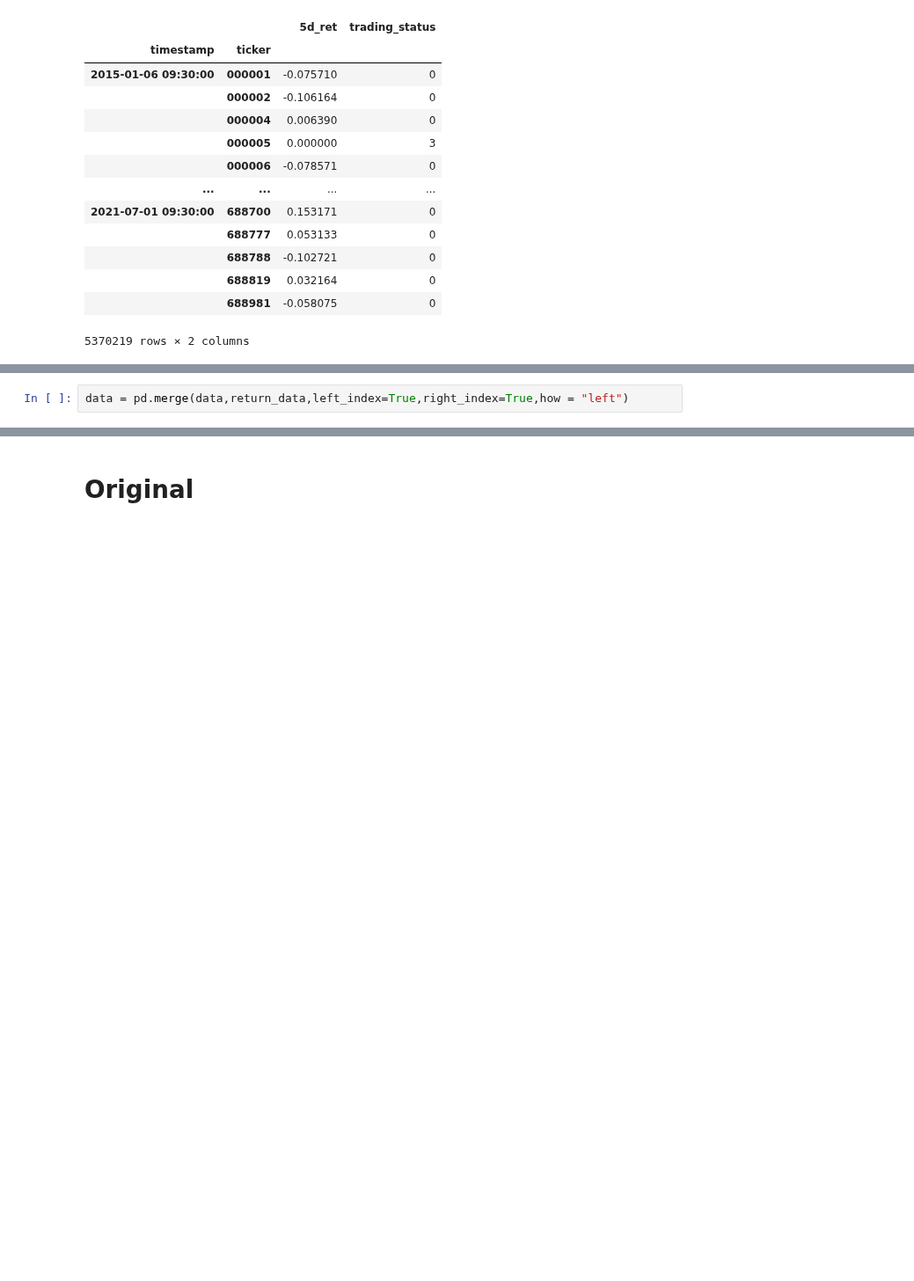
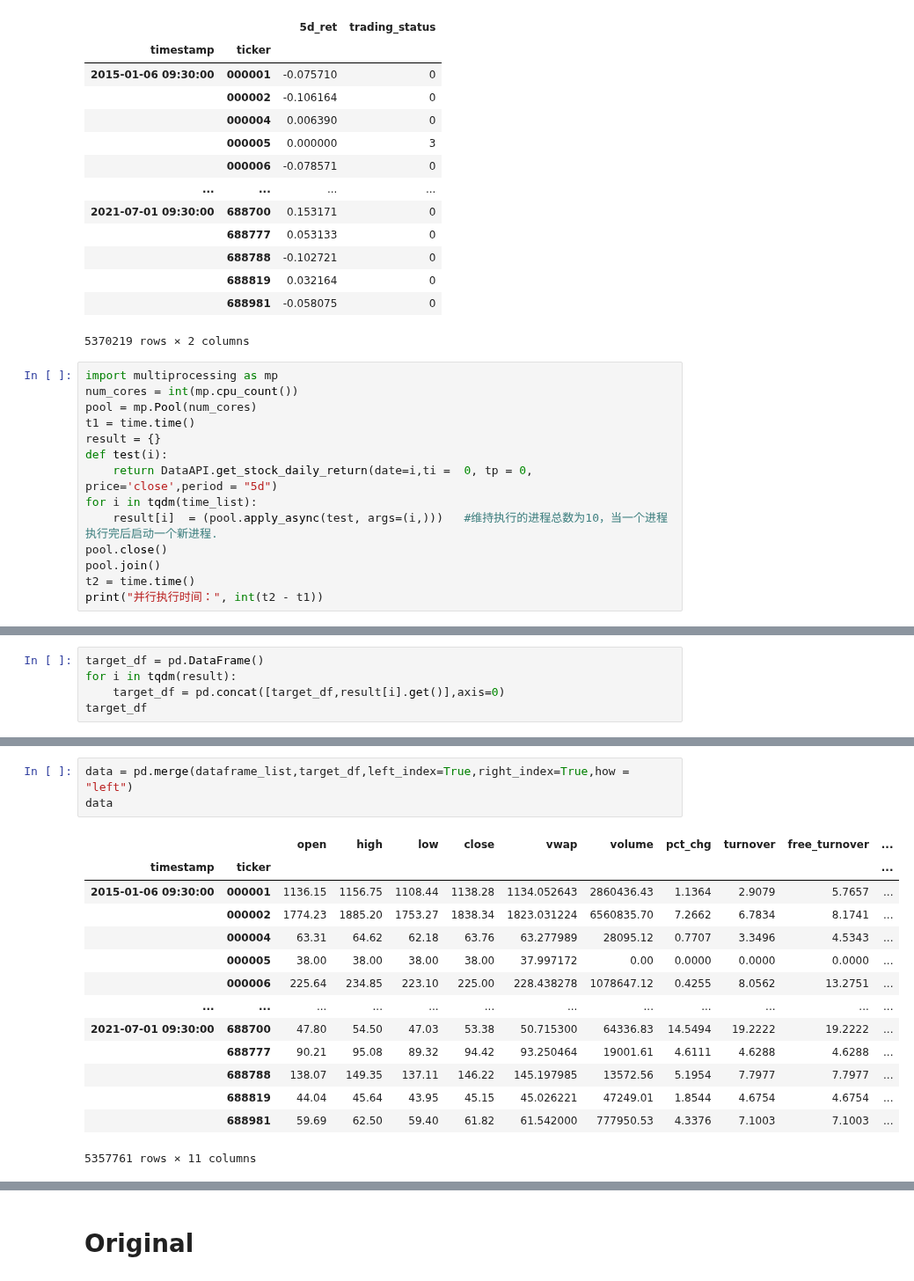
Before and after one commit to June24-Wu/Shannon, a Jupyter notebook: NoteBook/Read Data.ipynb, the cells around one changed output, grey strips where cells are left out. Shown at 88% size. Cells and saved outputs as stored; diff of their text form; blank space fills up the shorter version.

```diff
--- a/NoteBook/Read Data.ipynb
+++ b/NoteBook/Read Data.ipynb
@@ -88,3 +48,17 @@ return_data
 |  | 688819 | 0.032164 | 0 |
 |  | 688981 | -0.058075 | 0 |
 5370219 rows × 2 columns
+# %%
+import multiprocessing as mp
+num_cores = int(mp.cpu_count())
+pool = mp.Pool(num_cores)
+t1 = time.time()
+result = {}
+def test(i):
+    return DataAPI.get_stock_daily_return(date=i,ti =  0, tp = 0, price='close',period = "5d")
+for i in tqdm(time_list):
+    result[i]  = (pool.apply_async(test, args=(i,)))   #维持执行的进程总数为10，当一个进程执行完后启动一个新进程.
+pool.close()
+pool.join()
+t2 = time.time()
+print("并行执行时间：", int(t2 - t1))
@@ -90,0 +67,5 @@ return_data
+# %%
+target_df = pd.DataFrame()
+for i in tqdm(result):
+    target_df = pd.concat([target_df,result[i].get()],axis=0)
+target_df
@@ -91,3 +87,19 @@ return_data
 # %%
-data = pd.merge(data,return_data,left_index=True,right_index=True,how = "left")
+data = pd.merge(dataframe_list,target_df,left_index=True,right_index=True,how = "left")
+data
+# %% [output]
+|  |  | open | high | low | close | vwap | volume | pct_chg | turnover | free_turnover | ... |
+| timestamp | ticker |  |  |  |  |  |  |  |  |  | ... |
+| 2015-01-06 09:30:00 | 000001 | 1136.15 | 1156.75 | 1108.44 | 1138.28 | 1134.052643 | 2860436.43 | 1.1364 | 2.9079 | 5.7657 | ... |
+|  | 000002 | 1774.23 | 1885.20 | 1753.27 | 1838.34 | 1823.031224 | 6560835.70 | 7.2662 | 6.7834 | 8.1741 | ... |
+|  | 000004 | 63.31 | 64.62 | 62.18 | 63.76 | 63.277989 | 28095.12 | 0.7707 | 3.3496 | 4.5343 | ... |
+|  | 000005 | 38.00 | 38.00 | 38.00 | 38.00 | 37.997172 | 0.00 | 0.0000 | 0.0000 | 0.0000 | ... |
+|  | 000006 | 225.64 | 234.85 | 223.10 | 225.00 | 228.438278 | 1078647.12 | 0.4255 | 8.0562 | 13.2751 | ... |
+| ... | ... | ... | ... | ... | ... | ... | ... | ... | ... | ... | ... |
+| 2021-07-01 09:30:00 | 688700 | 47.80 | 54.50 | 47.03 | 53.38 | 50.715300 | 64336.83 | 14.5494 | 19.2222 | 19.2222 | ... |
+|  | 688777 | 90.21 | 95.08 | 89.32 | 94.42 | 93.250464 | 19001.61 | 4.6111 | 4.6288 | 4.6288 | ... |
+|  | 688788 | 138.07 | 149.35 | 137.11 | 146.22 | 145.197985 | 13572.56 | 5.1954 | 7.7977 | 7.7977 | ... |
+|  | 688819 | 44.04 | 45.64 | 43.95 | 45.15 | 45.026221 | 47249.01 | 1.8544 | 4.6754 | 4.6754 | ... |
+|  | 688981 | 59.69 | 62.50 | 59.40 | 61.82 | 61.542000 | 777950.53 | 4.3376 | 7.1003 | 7.1003 | ... |
+5357761 rows × 11 columns
 # %%
```
Also changed, not shown: parts of 10 cells of this notebook, 3 other files.
